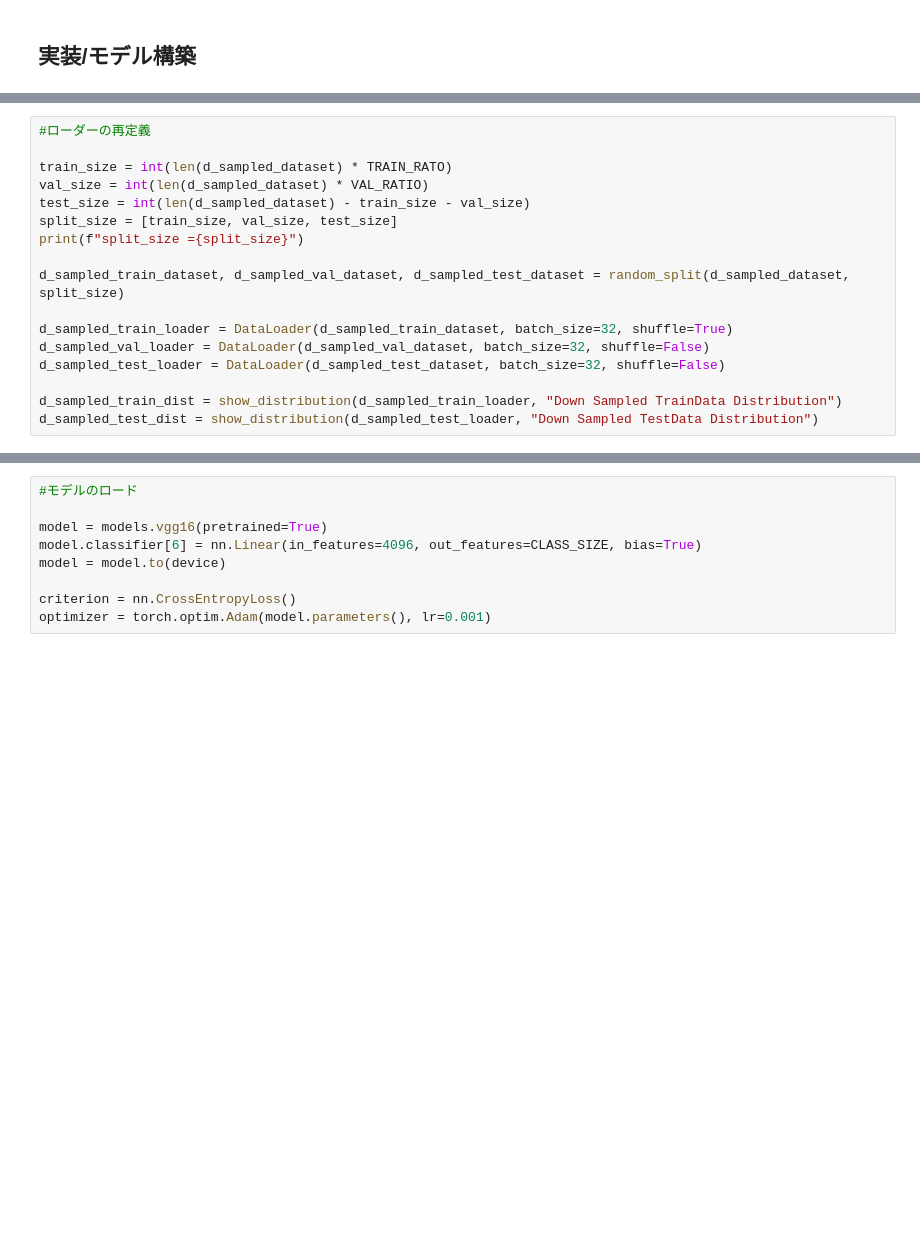
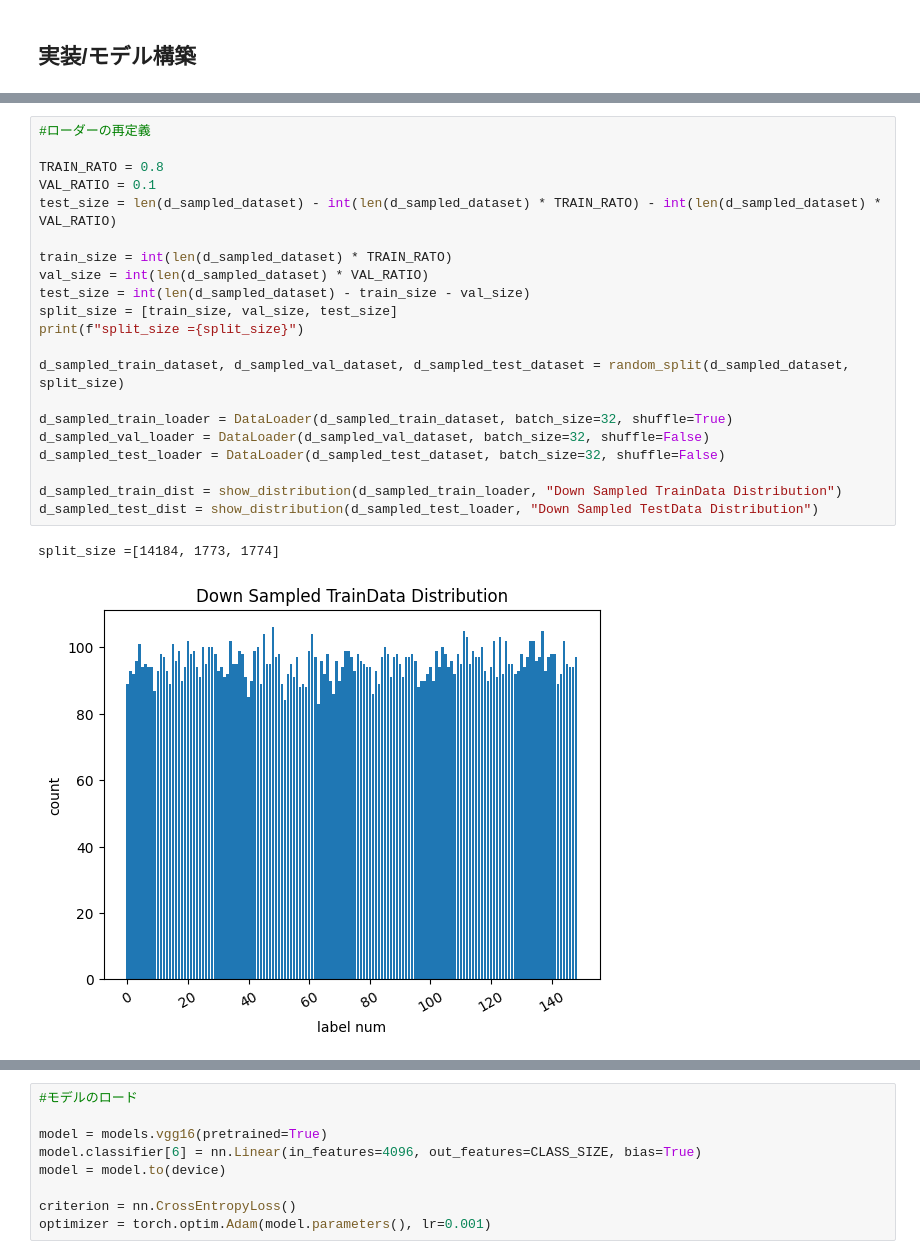
Before and after one commit to tsyu12345/Class_DL-Exercises, a Jupyter notebook: Report.ipynb, the cells around one changed output, grey strips where cells are left out. Drawn from its saved outputs; the diff is of its cells as text; blank space fills up the shorter version.

```diff
--- a/Report.ipynb
+++ b/Report.ipynb
@@ -170,17 +202,24 @@ print(f"down sampled_dataset size = {len(d_sampled_dataset)}")
 # %%
 #ローダーの再定義
+
+TRAIN_RATO = 0.8
+VAL_RATIO = 0.1
+test_size = len(d_sampled_dataset) - int(len(d_sampled_dataset) * TRAIN_RATO) - int(len(d_sampled_dataset) * VAL_RATIO)
 
 train_size = int(len(d_sampled_dataset) * TRAIN_RATO)
 val_size = int(len(d_sampled_dataset) * VAL_RATIO)
 test_size = int(len(d_sampled_dataset) - train_size - val_size)
 split_size = [train_size, val_size, test_size]
 print(f"split_size ={split_size}")
 
 d_sampled_train_dataset, d_sampled_val_dataset, d_sampled_test_dataset = random_split(d_sampled_dataset, split_size)
 
 d_sampled_train_loader = DataLoader(d_sampled_train_dataset, batch_size=32, shuffle=True)
 d_sampled_val_loader = DataLoader(d_sampled_val_dataset, batch_size=32, shuffle=False)
 d_sampled_test_loader = DataLoader(d_sampled_test_dataset, batch_size=32, shuffle=False)
 
 d_sampled_train_dist = show_distribution(d_sampled_train_loader, "Down Sampled TrainData Distribution")
 d_sampled_test_dist = show_distribution(d_sampled_test_loader, "Down Sampled TestData Distribution")
+# %% [output]
+split_size =[14184, 1773, 1774]
+[figure, added]
```
Also changed, not shown: parts of 15 cells of this notebook, 1 other file.
